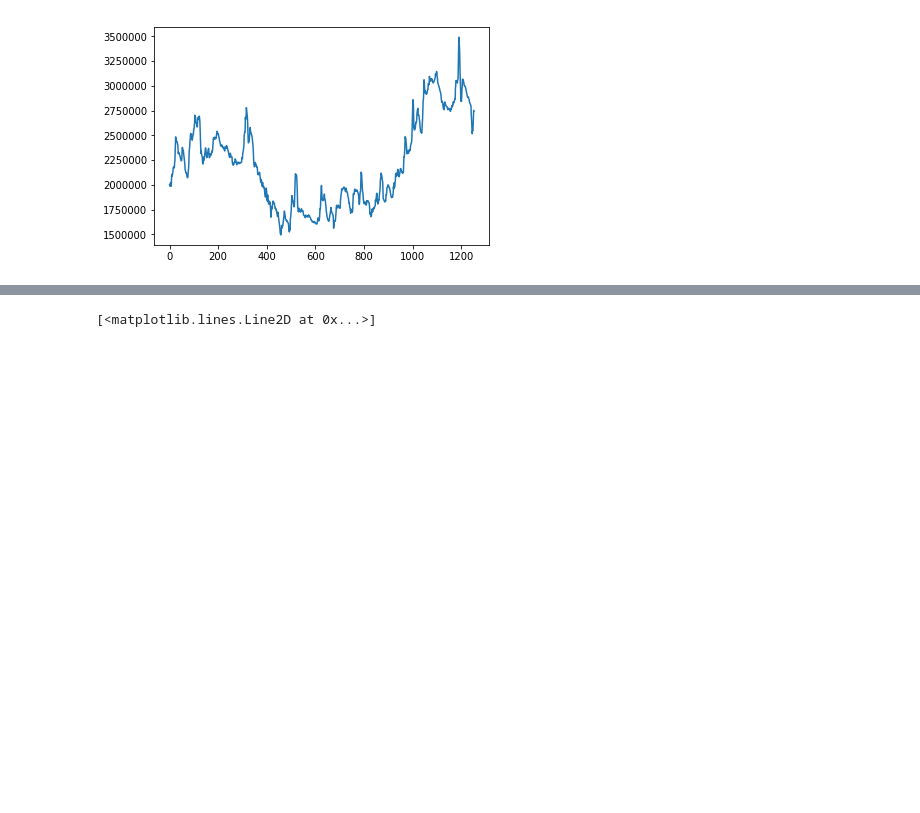
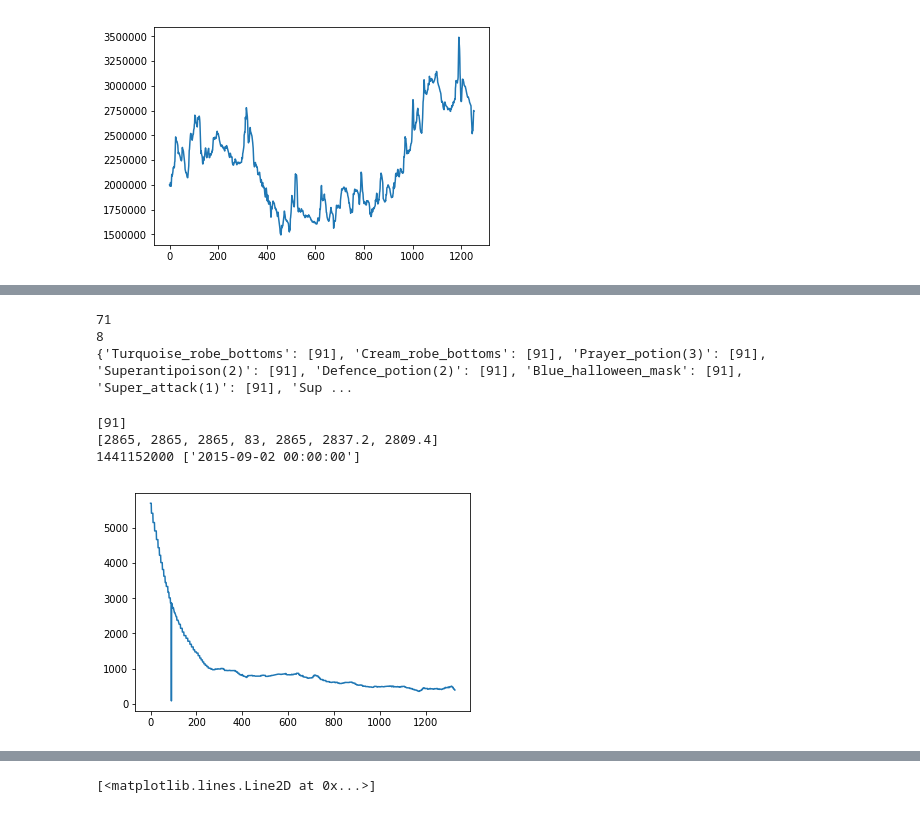
Before and after one commit to rmmartin02/OSRS_Research, a Jupyter notebook: DataPreProcessing.ipynb, the cells around one changed output, grey strips where cells are left out. Saved outputs shown, nothing was run; the diff lists cells and outputs as text; code cells hidden in the pictures; blank space fills up the shorter version.

```diff
--- a/DataPreProcessing.ipynb
+++ b/DataPreProcessing.ipynb
@@ -333,0 +359,22 @@ After: 0
+# %%
+print(len(outlier))
+print(len(adjust))
+print(outlier)
+# %% [output]
+71
+8
+{'Turquoise_robe_bottoms': [91], 'Cream_robe_bottoms': [91], 'Prayer_potion(3)': [91], 'Superantipoison(2)': [91], 'Defence_potion(2)': [91], 'Blue_halloween_mask': [91], 'Super_attack(1)': [91], 'Sup ...
+# %%
+item = 'Turquoise_robe_bottoms'
+print(outlier[item])
+prices = [a[1] for a in itemPrices[item]]
+dates = [a[0] for a in itemPrices[item]]
+print(prices[outlier[item][0]-3:outlier[item][0]+4])
+print(dates[outlier[item][0]],[datetime.utcfromtimestamp(dates[outlier[item][0]]).strftime('%Y-%m-%d %H:%M:%S')])
+plt.plot(prices)
+plt.show()
+# %% [output]
+[91]
+[2865, 2865, 2865, 83, 2865, 2837.2, 2809.4]
+1441152000 ['2015-09-02 00:00:00']
+[figure, added]
```
Also changed, not shown: parts of 34 cells of this notebook.
